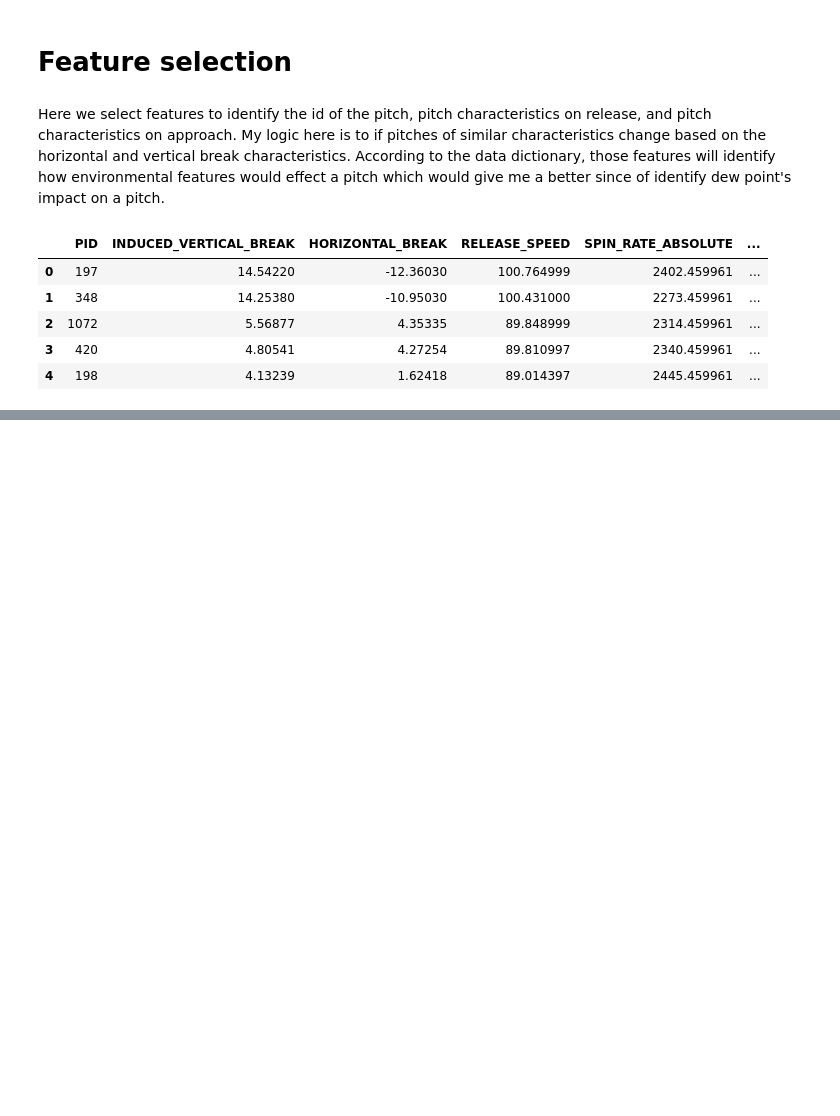
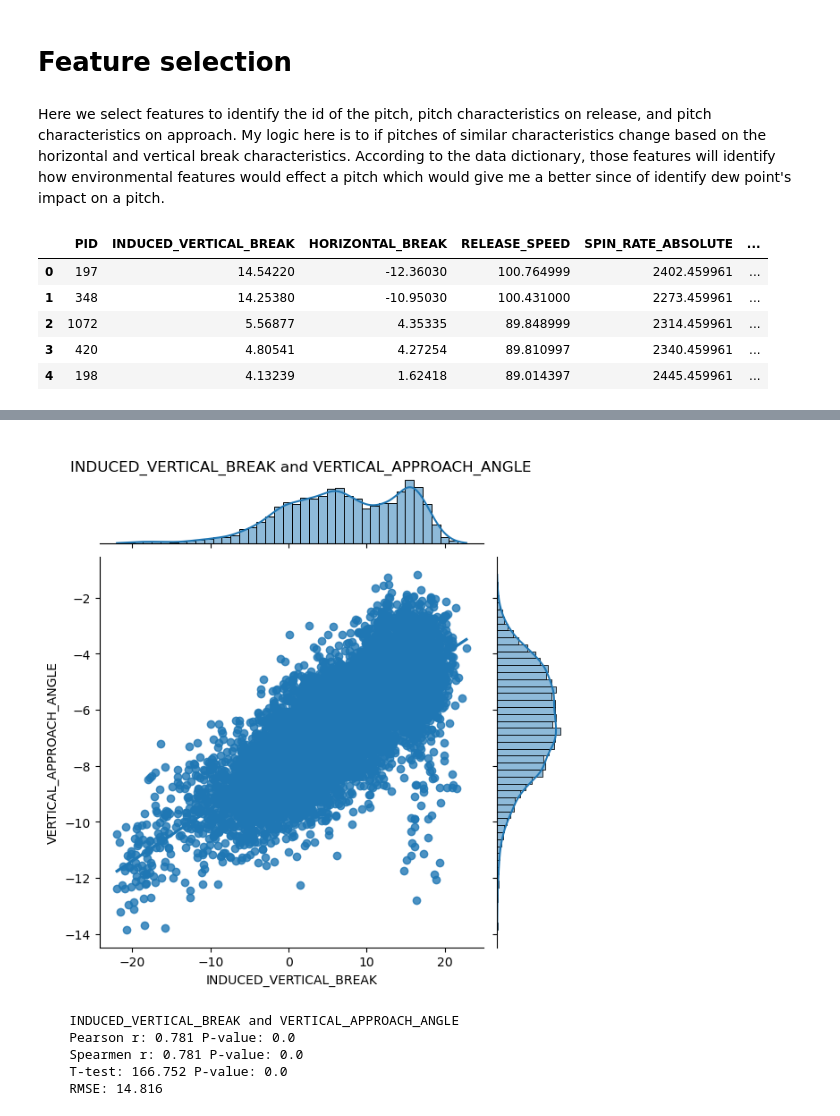
Before and after one commit to DerikVo/Dew-point-and-pitching, a Jupyter notebook: Code/01_EDA.ipynb, the cells around one changed output, grey strips where cells are left out. Saved outputs shown, nothing was run; the diff lists cells and outputs as text; code cells hidden in the pictures; blank space fills up the shorter version.

Commit message:
added some correlation plots

```diff
--- a/Code/01_EDA.ipynb
+++ b/Code/01_EDA.ipynb
@@ -323,0 +330,34 @@ model_df.head()
+# %%
+def cor_plot(feat1, feat2, _df):
+    r= pearsonr(_df[feat1], df[feat2])
+    r2 = r[0]**2
+
+    sr = spearmanr(_df[feat1], df[feat2])
+    sr2= sr[0]**2
+    sr[0], sr2, sr[-1]
+
+    t= ttest_ind(_df[feat1], df[feat2])
+    t[0], t[-1]
+
+    #rmse
+    rmse= mean_squared_error(_df[feat1], df[feat2])**.5
+    title= f"""
+    {feat1} and {feat2}
+    Pearson r: {round(r[0],3)} P-value: {round(r[-1],3)}
+    Spearmen r: {round(sr[0],3)} P-value: {round(sr[-1],3)}
+    T-test: {round(t[0],3)} P-value: {round(t[1],3)}
+    RMSE: {round(rmse,3)}
+    """
+    sns.jointplot(data=_df, x=feat1,y =feat2, kind='reg')
+    plt.title(title)
+    plt.show()
+    print(title)
+# %%
+cor_plot('INDUCED_VERTICAL_BREAK', 'VERTICAL_APPROACH_ANGLE', model_df)
+# %% [output]
+[figure, added]
+    INDUCED_VERTICAL_BREAK and VERTICAL_APPROACH_ANGLE
+    Pearson r: 0.781 P-value: 0.0
+    Spearmen r: 0.781 P-value: 0.0
+    T-test: 166.752 P-value: 0.0
+    RMSE: 14.816
```
Also changed, not shown: parts of 4 cells of this notebook.
